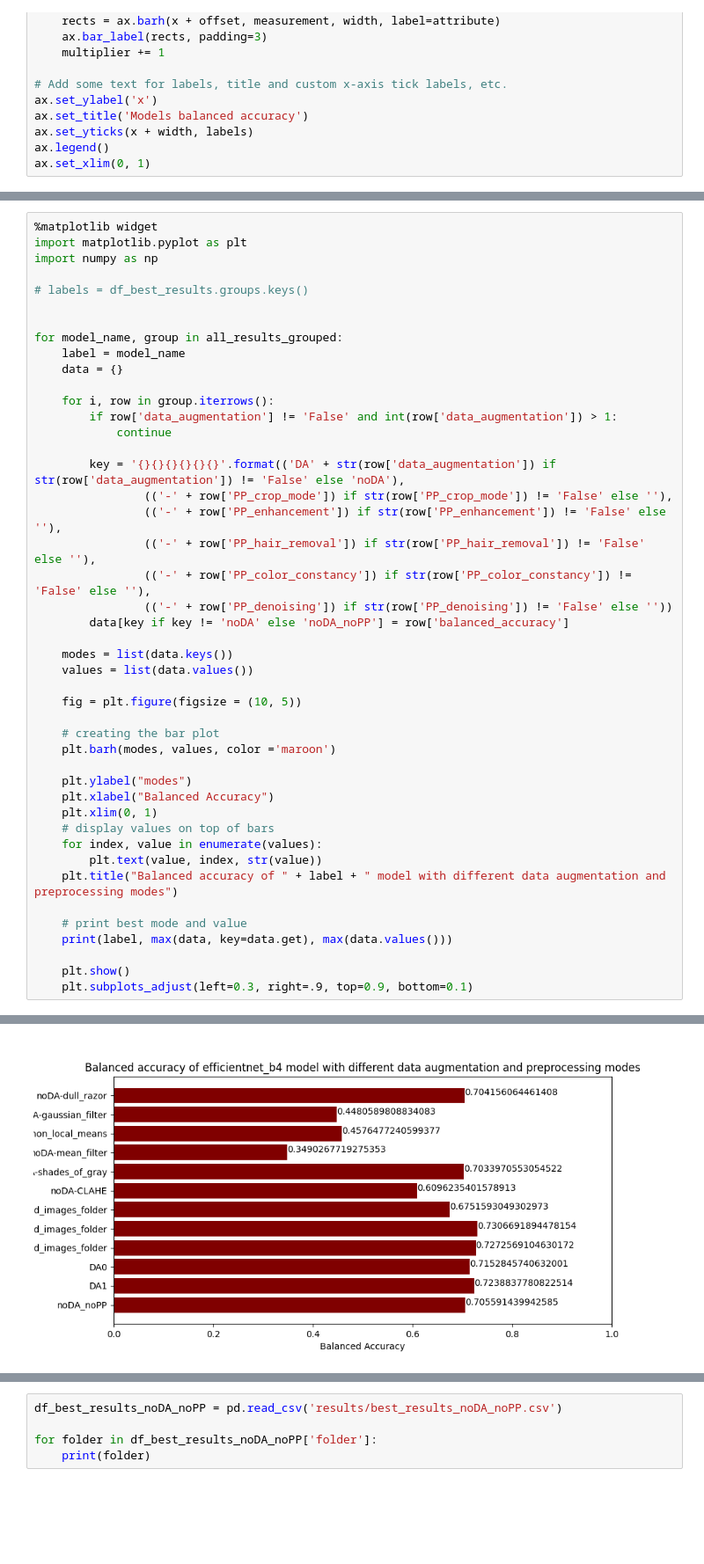
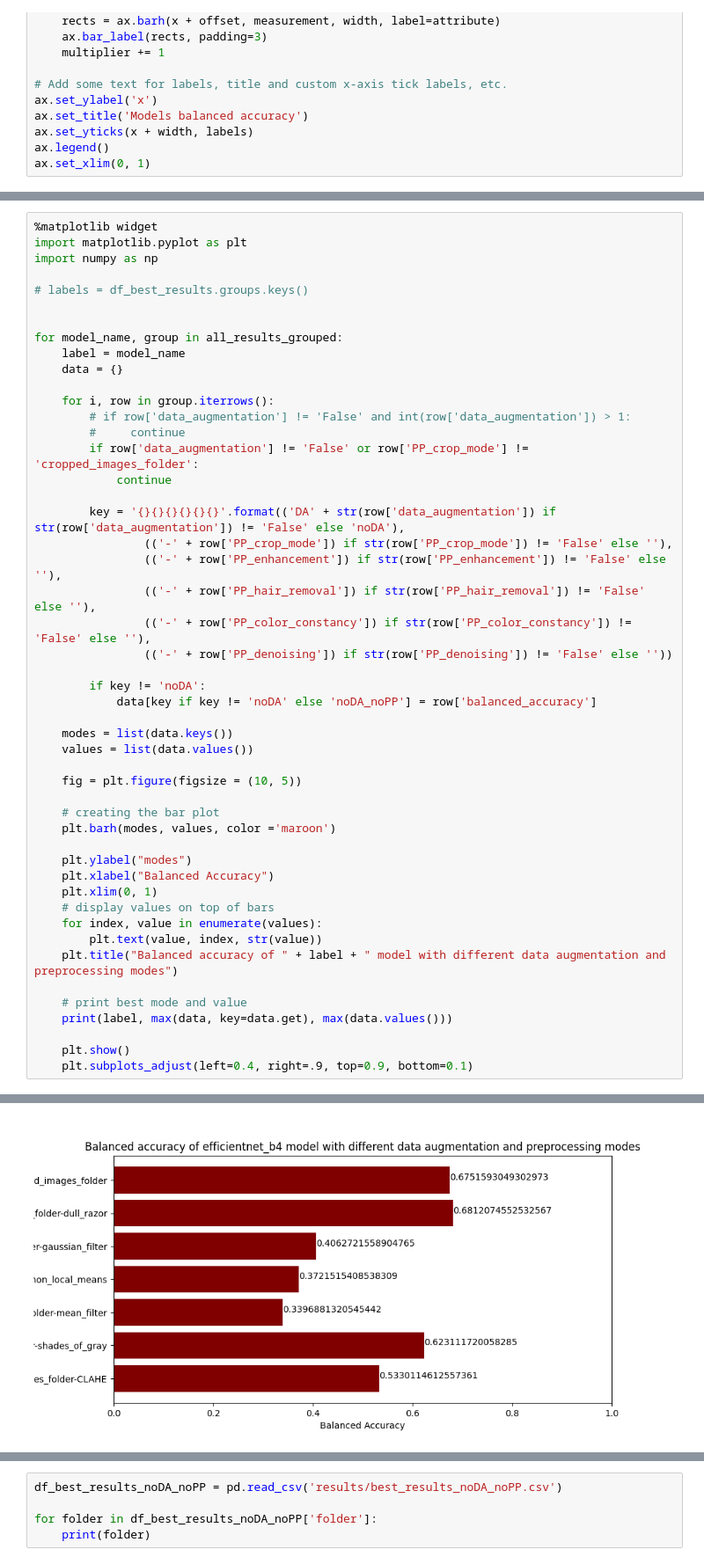
Before and after one commit to giuzis/masters, a Jupyter notebook: cnn/learning_cycle/benchmarks/isic/data_analisys_model.ipynb, the cells around one changed output, grey strips where cells are left out. Shown at 88% size. Cells and saved outputs as stored; diff of their text form; blank space fills up the shorter version.

```diff
--- a/cnn/learning_cycle/benchmarks/isic/data_analisys_model.ipynb
+++ b/cnn/learning_cycle/benchmarks/isic/data_analisys_model.ipynb
@@ -349,7 +405,9 @@ for model_name, group in all_results_grouped:
     data = {}
 
     for i, row in group.iterrows():
-        if row['data_augmentation'] != 'False' and int(row['data_augmentation']) > 1:
+        # if row['data_augmentation'] != 'False' and int(row['data_augmentation']) > 1:
+        #     continue
+        if row['data_augmentation'] != 'False' or row['PP_crop_mode'] != 'cropped_images_folder':
             continue
 
         key = '{}{}{}{}{}{}'.format(('DA' + str(row['data_augmentation']) if str(row['data_augmentation']) != 'False' else 'noDA'),
@@ -358,7 +416,9 @@ for model_name, group in all_results_grouped:
                 (('-' + row['PP_hair_removal']) if str(row['PP_hair_removal']) != 'False' else ''),
                 (('-' + row['PP_color_constancy']) if str(row['PP_color_constancy']) != 'False' else ''),
                 (('-' + row['PP_denoising']) if str(row['PP_denoising']) != 'False' else ''))
-        data[key if key != 'noDA' else 'noDA_noPP'] = row['balanced_accuracy']
+
+        if key != 'noDA':
+            data[key if key != 'noDA' else 'noDA_noPP'] = row['balanced_accuracy']
 
     modes = list(data.keys())
     values = list(data.values())
@@ -380,6 +440,6 @@ for model_name, group in all_results_grouped:
     print(label, max(data, key=data.get), max(data.values()))
 
     plt.show()
-    plt.subplots_adjust(left=0.3, right=.9, top=0.9, bottom=0.1)
+    plt.subplots_adjust(left=0.4, right=.9, top=0.9, bottom=0.1)
 # %% [output]
 efficientnet_b0 noDA-cropped_images_folder 0.7165872860529349
@@ -394 +454 @@ efficientnet_b4 DA0-cropped_images_folder 0.7306691894478154
-[figure, old version]
+[figure, new version]
```
Also changed, not shown: parts of 11 cells of this notebook, 2 other files.
